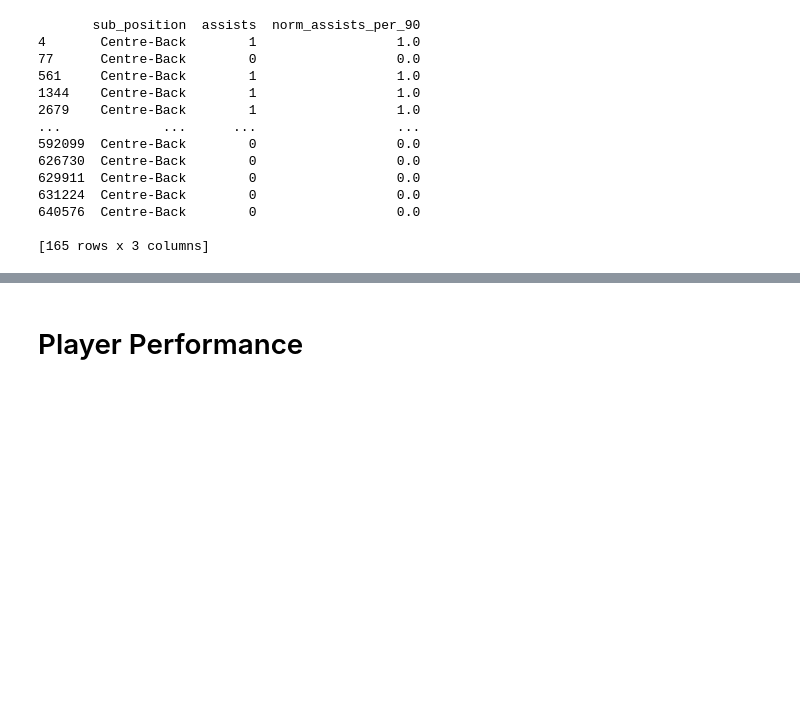
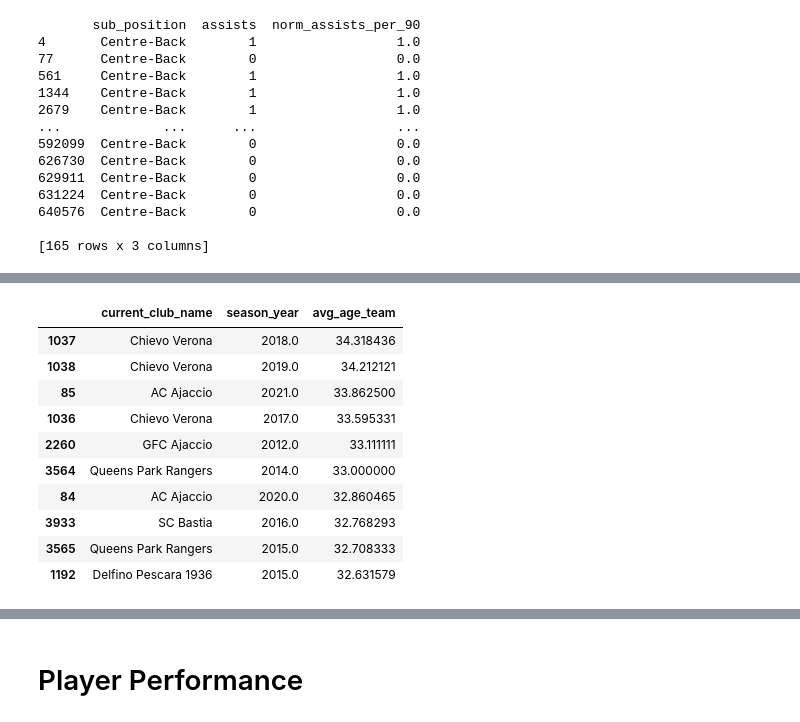
Before and after one commit to gaaf-noparuj/Football_player_valuation, a Jupyter notebook: mining project/main.ipynb, the cells around one changed output, grey strips where cells are left out. Cells and saved outputs as stored; diff of their text form; code cells hidden in the pictures; blank space fills up the shorter version.

```diff
--- a/mining project/main.ipynb
+++ b/mining project/main.ipynb
@@ -835,0 +1168,6 @@ Raw correlations: {'z_goals_per_90': np.float64(0.02087744334899137), 'z_assists
+# %%
+Team_Layer = Team_Layer.merge(
+    avg_market_value,
+    on=['current_club_id', 'season_year'],
+    how='left'
+)
@@ -835,0 +1256,10 @@ Raw correlations: {'z_goals_per_90': np.float64(0.02087744334899137), 'z_assists
+# %%
+
+Team_Layer = Team_Layer.merge(
+    players[['player_id', 'date_of_birth']],
+    on='player_id',
+    how='left'
+)
+Team_Layer['date_of_birth'] = pd.to_datetime(Team_Layer['date_of_birth'])
+Team_Layer['age'] = Team_Layer['season_year'] - Team_Layer['date_of_birth'].dt.year
+Team_Layer[Team_Layer['season_year'] == 2025][['name', 'season_year', 'age']].head()
@@ -835,0 +1273,6 @@ Raw correlations: {'z_goals_per_90': np.float64(0.02087744334899137), 'z_assists
+# %%
+# คำนวณค่าเฉลี่ยอายุของนักเตะในแต่ละทีม (ตาม current_club_id และ season_year)
+avg_age_team = Team_Layer.groupby(['current_club_id', 'season_year'])['age'].mean().reset_index(name='avg_age_team')
+
+# แสดงผลลัพธ์ของ avg_age_team
+avg_age_team.head()
@@ -835,0 +1286,25 @@ Raw correlations: {'z_goals_per_90': np.float64(0.02087744334899137), 'z_assists
+# %%
+
+Team_Layer = Team_Layer.merge(
+    avg_age_team,
+    on=['current_club_id', 'season_year'],
+    how='left'
+)
+# %%
+top_clubs_2025 = Team_Layer.groupby(['current_club_name', 'season_year'])['avg_age_team'].mean().reset_index()
+top_clubs_2025_sorted = top_clubs_2025.sort_values(by='avg_age_team', ascending=False)
+top_10_clubs_2025 = top_clubs_2025_sorted.head(10)
+
+top_10_clubs_2025
+# %% [output]
+|  | current_club_name | season_year | avg_age_team |
+| 1037 | Chievo Verona | 2018.0 | 34.318436 |
+| 1038 | Chievo Verona | 2019.0 | 34.212121 |
+| 85 | AC Ajaccio | 2021.0 | 33.862500 |
+| 1036 | Chievo Verona | 2017.0 | 33.595331 |
+| 2260 | GFC Ajaccio | 2012.0 | 33.111111 |
+| 3564 | Queens Park Rangers | 2014.0 | 33.000000 |
+| 84 | AC Ajaccio | 2020.0 | 32.860465 |
+| 3933 | SC Bastia | 2016.0 | 32.768293 |
+| 3565 | Queens Park Rangers | 2015.0 | 32.708333 |
+| 1192 | Delfino Pescara 1936 | 2015.0 | 32.631579 |
```
Also changed, not shown: parts of 58 cells of this notebook.
